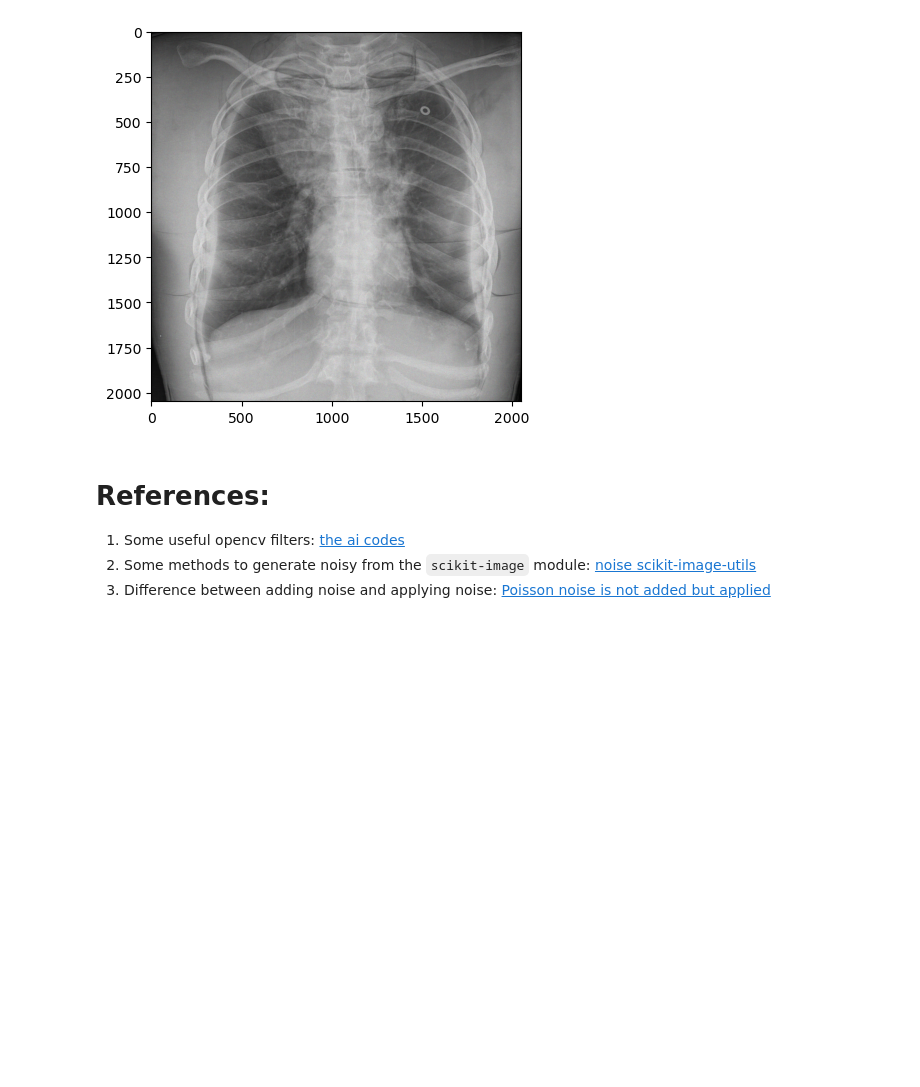
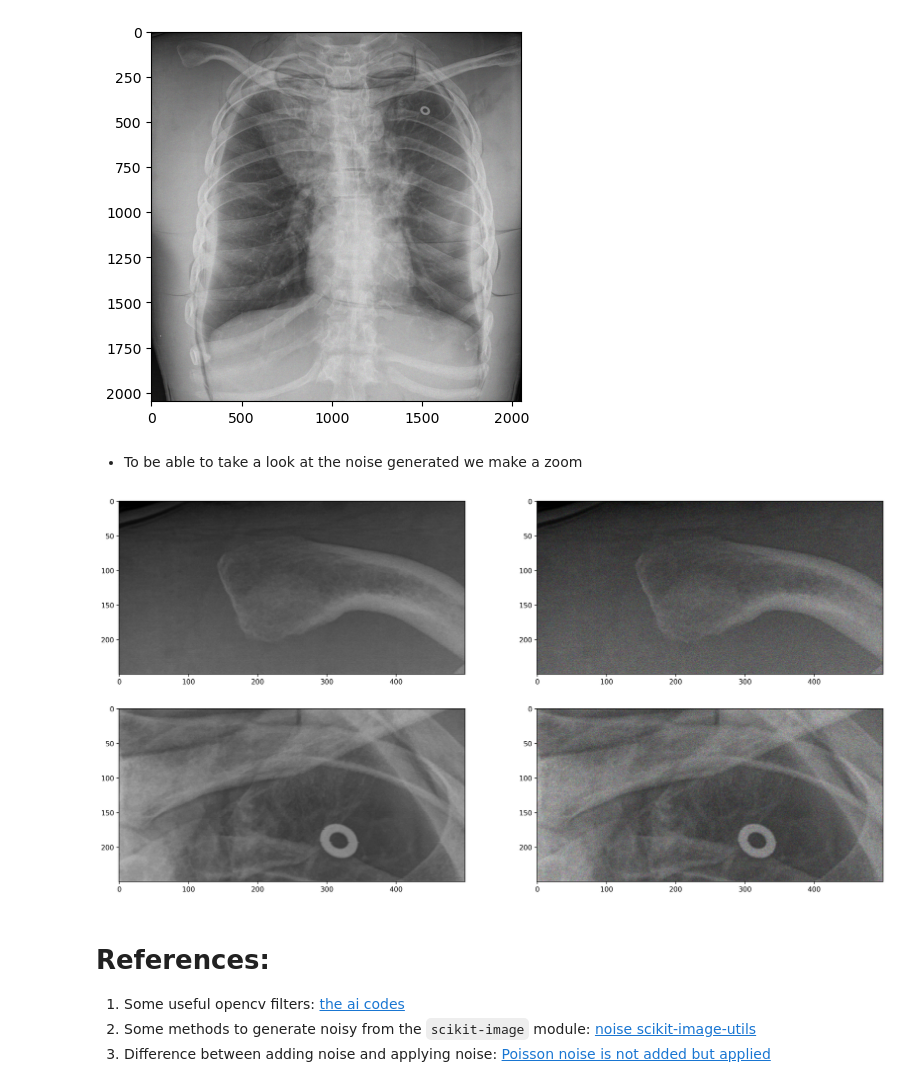
Before and after one commit to Alfredo-Vargas/poisson-noise-treatment, a Jupyter notebook: notebooks/poisson_noise_treatment.ipynb, the cells around one changed output. Saved outputs shown, nothing was run; the diff lists cells and outputs as text; code cells hidden in the pictures; blank space fills up the shorter version.

Commit message:
noise poisson visualization

```diff
--- a/notebooks/poisson_noise_treatment.ipynb
+++ b/notebooks/poisson_noise_treatment.ipynb
@@ -45,23 +45,19 @@ $$f(k;\lambda) = \frac{\lambda^ke^{-\lambda}}{k!},$$
 - Direct numerical applications of the Poisson distribution will suffer from overflow due to its exponential nature. A mapping from the $k$ values of $\left(0, \infty\right)$ to the interval $\left(0, 1\right)$ it is required.
 # %%
 def apply_poisson_noise(image):
-    # we convert image from unit8 to float (to use Poisson random generator)
-    darray_of_floats = np.dtype('float64').type
-    image = image / 255  # normalization so every value belongs to <0, 1>
-    image = np.asarray(image, darray_of_floats)
-
-    # Determine the number unique values and its closest upper limit power of 2
-    n_unique_values = len(np.unique(image))
-    n_unique_values = 2 ** np.ceil(np.log2(n_unique_values))
+    # we convert image from unit8 to float to use Poisson rand gen
+    image = np.asarray(image, np.dtype('float64').type)
 
     # we seed our random variable generator
-    # Applying Poisson noise to scaled pixel by the number of unique values
-    # Then we normalize for the scale factor
     rng = np.random.default_rng()
-    out = rng.poisson(image * n_unique_values) / float(n_unique_values)
+
+    # to applied the clip values as from 0 to 1 we normalize it
+    out = rng.poisson(image) / 255
     # The application of noise can exceed the max range of the mean passed:
     if out.max() > 1.0:
         out = np.clip(out, 0, 1.0)
     return out
+
+# the random.poisson generator accepts only floats as input (see doc.)
 # help(np.random.default_rng().poisson)
 # %%
@@ -75,6 +71,25 @@ skimage.io.imsave('../images/img_with_poisson_noise.jpg', conv.astype(np.uint8))
 plt.show()
 # %% [output]
 [figure]
+# %% [markdown]
+- To be able to take a look at the noise generated we make a zoom
+# %%
+fig11 = cropped_img[0:250, 0:500, :]
+fig12 = noisy_img[0:250, 0:500, :]
+fig21 = cropped_img[250:500, 1200:1700, :]
+fig22 = noisy_img[250:500, 1200:1700, :]
+fig = plt.figure(figsize=(20, 10), dpi=320)
+ax1 = fig.add_subplot(221)
+ax2 = fig.add_subplot(222)
+ax3 = fig.add_subplot(223)
+ax4 = fig.add_subplot(224)
+ax1.imshow(fig11)
+ax2.imshow(fig12)
+ax3.imshow(fig21)
+ax4.imshow(fig22)
+plt.show()
+# %% [output]
+[figure, added]
 # %% [markdown]
 # References:
 1.  Some useful opencv filters: [the ai codes](https://theai.codes/computer-vision/a-list-of-the-most-useful-opencv-filters/)
```
Also changed, not shown: parts of 1 cell of this notebook, 1 other file.
